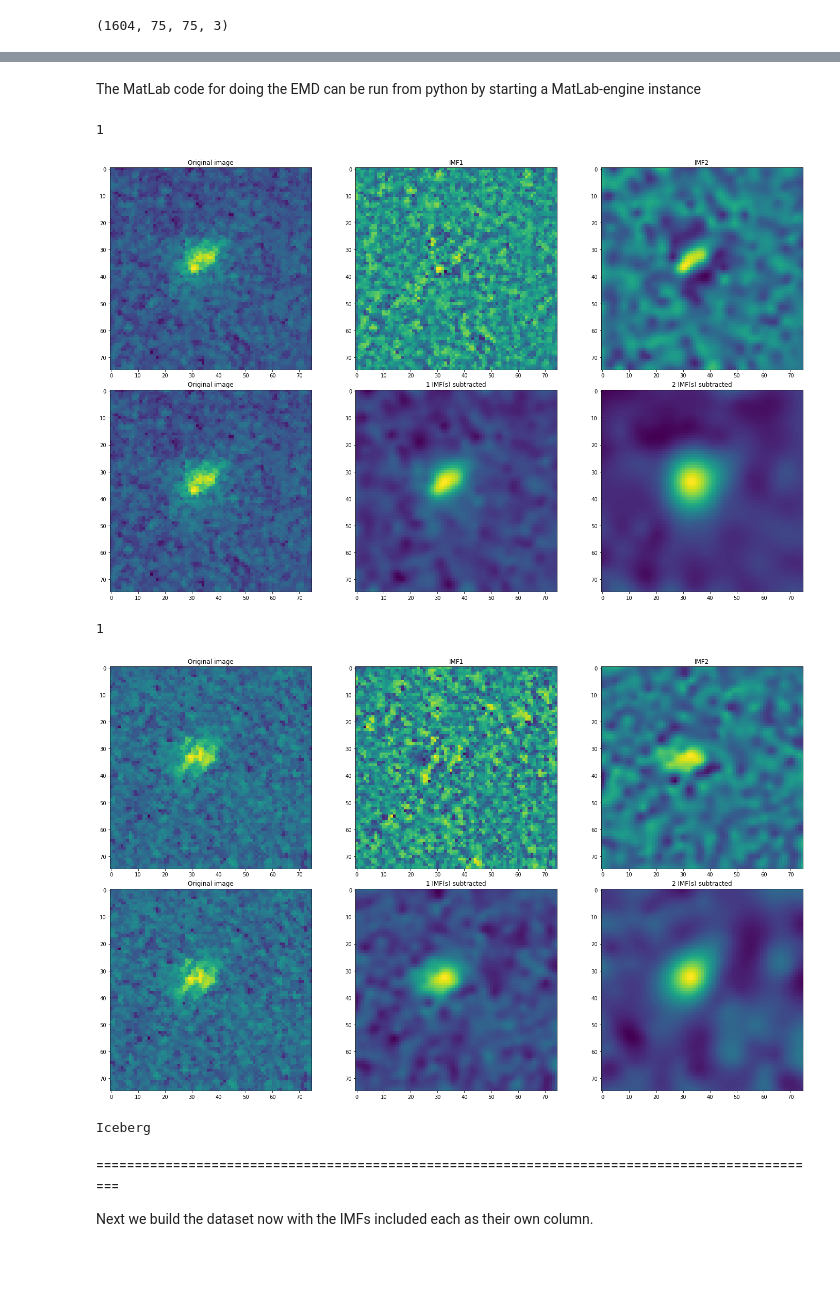
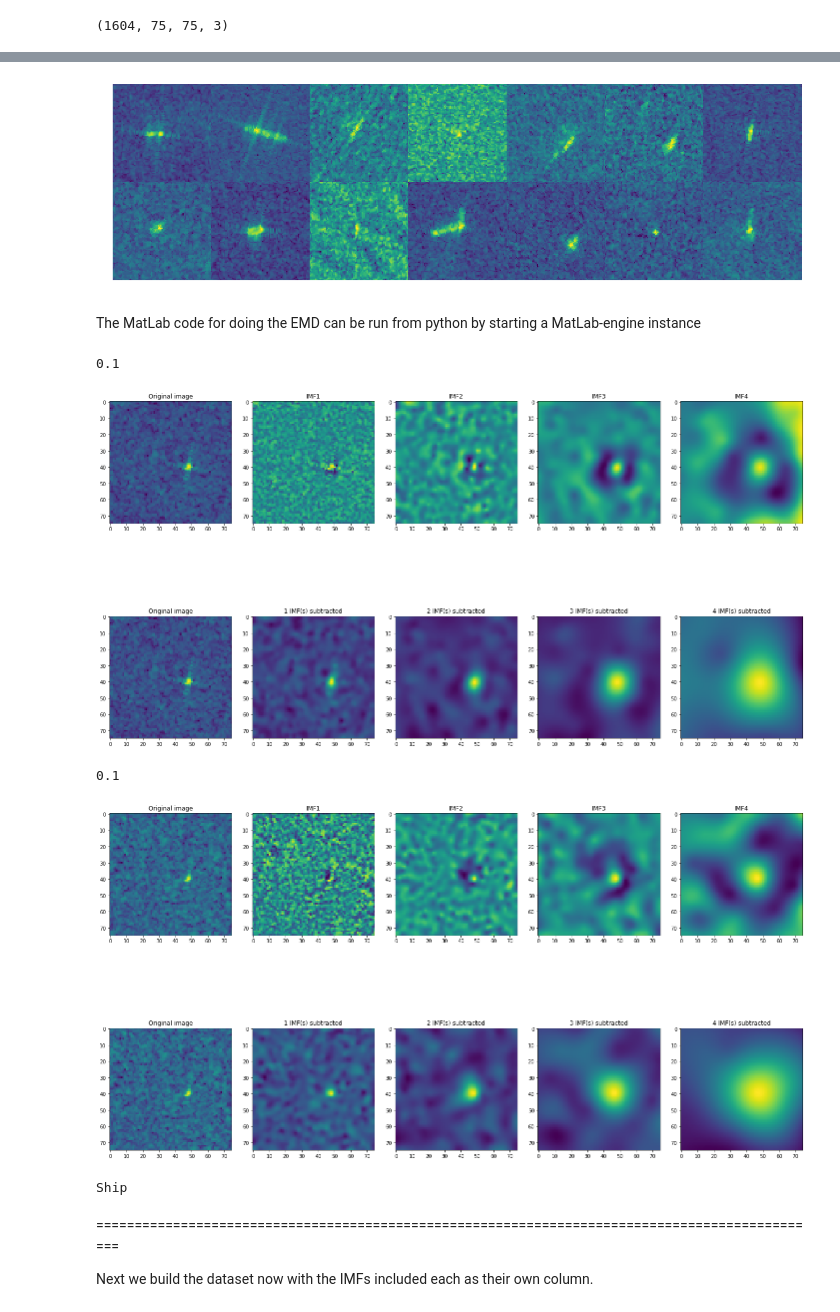
Before and after one commit to holwech/Spacebergs, a Jupyter notebook: python/EMD2D_testing.ipynb, the cells around one changed output, grey strips where cells are left out. Saved outputs shown, nothing was run; the diff lists cells and outputs as text; code cells hidden in the pictures; blank space fills up the shorter version.

```diff
--- a/python/EMD2D_testing.ipynb
+++ b/python/EMD2D_testing.ipynb
@@ -55,3 +145,17 @@ print(y_train[2])
+# %%
+import random
+fig, ax = plt.subplots(2, 7, figsize=(20, 5.85))
+plt.subplots_adjust(hspace=0, wspace=0)
+
+# 1116, 1328, 464, 740, 1576
+ax = ax.ravel()
+for i in range(len(ax)):
+    ax[i].imshow(X_train[random.randint(0, len(X_train) - 1),:,:,random.randint(0,2)])
+    ax[i].set_axis_off()
+
+plt.show()
+# %% [output]
+[figure, added]
 # %% [markdown]
 The MatLab code for doing the EMD can be run from python by starting a MatLab-engine instance
 # %%
@@ -102,23 +206,23 @@ def print_label(idx):
     else:
         print("Ship")
 # %%
-idx =5
+idx =11
 
 img_band1 = X_train[idx,:,:,0]
-imfs, residue, medel = IEMD(img_band1,1,2)
+imfs, residue, medel = IEMD(img_band1,0.1,4)
 plot_IEMD(img_band1, imfs)
 
 img_band2 = X_train[idx,:,:,1]
-imfs, residue, medel = IEMD(img_band2,1,2)
+imfs, residue, medel = IEMD(img_band2,0.1,4)
 plot_IEMD(img_band2, imfs)
 
 print_label(idx)
 # %% [output]
-1
+0.1
-[figure, old version]
+[figure, new version]
-1
+0.1
-[figure, old version]
+[figure, new version]
-Iceberg
+Ship
 # %% [markdown]
 ===============================================================================================
 
```
Also changed, not shown: parts of 4 cells of this notebook, 5 other files.
